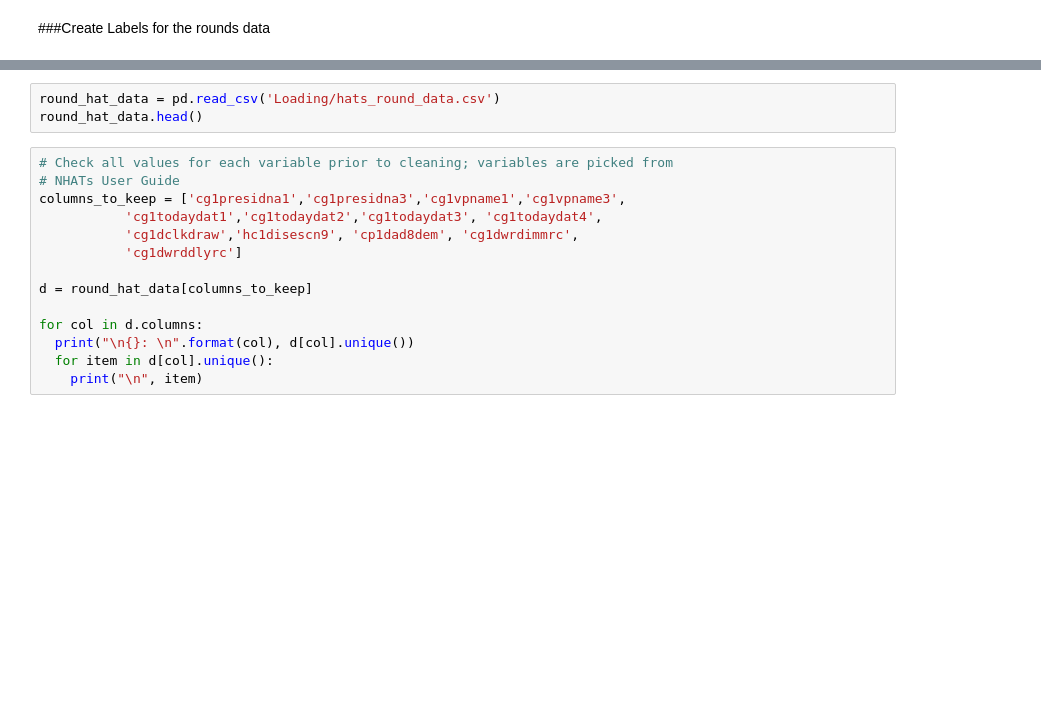
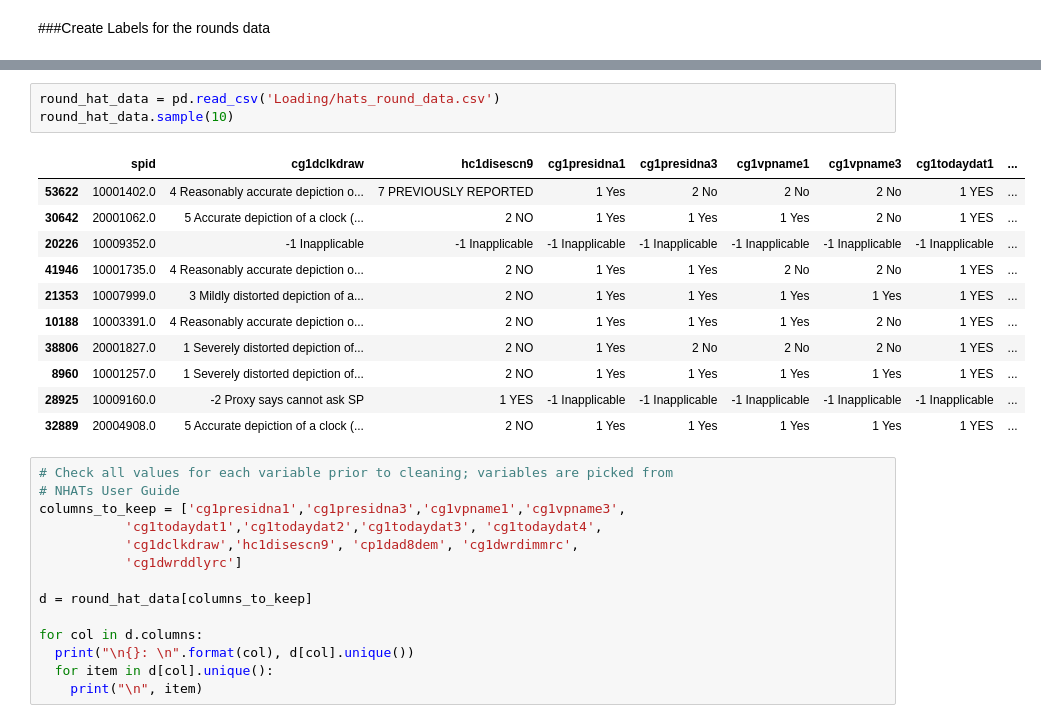
Before and after one commit to ian-byrne/MADSmilestone2, a Jupyter notebook: Labeling/Cleaning_labeling.ipynb, the cells around one changed output, grey strips where cells are left out. Cells and saved outputs as stored; diff of their text form; blank space fills up the shorter version.

```diff
--- a/Labeling/Cleaning_labeling.ipynb
+++ b/Labeling/Cleaning_labeling.ipynb
@@ -235,6 +227,18 @@ Name: label, dtype: int64
 # %%
 round_hat_data = pd.read_csv('Loading/hats_round_data.csv')
-round_hat_data.head()
+round_hat_data.sample(10)
+# %% [output]
+|  | spid | cg1dclkdraw | hc1disescn9 | cg1presidna1 | cg1presidna3 | cg1vpname1 | cg1vpname3 | cg1todaydat1 | ... |
+| 53622 | 10001402.0 | 4 Reasonably accurate depiction o... | 7 PREVIOUSLY REPORTED | 1 Yes | 2 No | 2 No | 2 No | 1 YES | ... |
+| 30642 | 20001062.0 | 5 Accurate depiction of a clock (... | 2 NO | 1 Yes | 1 Yes | 1 Yes | 2 No | 1 YES | ... |
+| 20226 | 10009352.0 | -1 Inapplicable | -1 Inapplicable | -1 Inapplicable | -1 Inapplicable | -1 Inapplicable | -1 Inapplicable | -1 Inapplicable | ... |
+| 41946 | 10001735.0 | 4 Reasonably accurate depiction o... | 2 NO | 1 Yes | 1 Yes | 2 No | 2 No | 1 YES | ... |
+| 21353 | 10007999.0 | 3 Mildly distorted depiction of a... | 2 NO | 1 Yes | 1 Yes | 1 Yes | 1 Yes | 1 YES | ... |
+| 10188 | 10003391.0 | 4 Reasonably accurate depiction o... | 2 NO | 1 Yes | 1 Yes | 1 Yes | 2 No | 1 YES | ... |
+| 38806 | 20001827.0 | 1 Severely distorted depiction of... | 2 NO | 1 Yes | 2 No | 2 No | 2 No | 1 YES | ... |
+| 8960 | 10001257.0 | 1 Severely distorted depiction of... | 2 NO | 1 Yes | 1 Yes | 1 Yes | 1 Yes | 1 YES | ... |
+| 28925 | 10009160.0 | -2 Proxy says cannot ask SP | 1 YES | -1 Inapplicable | -1 Inapplicable | -1 Inapplicable | -1 Inapplicable | -1 Inapplicable | ... |
+| 32889 | 20004908.0 | 5 Accurate depiction of a clock (... | 2 NO | 1 Yes | 1 Yes | 1 Yes | 1 Yes | 1 YES | ... |
 # %%
 # Check all values for each variable prior to cleaning; variables are picked from
 # NHATs User Guide
```
Also changed, not shown: parts of 14 cells of this notebook.
